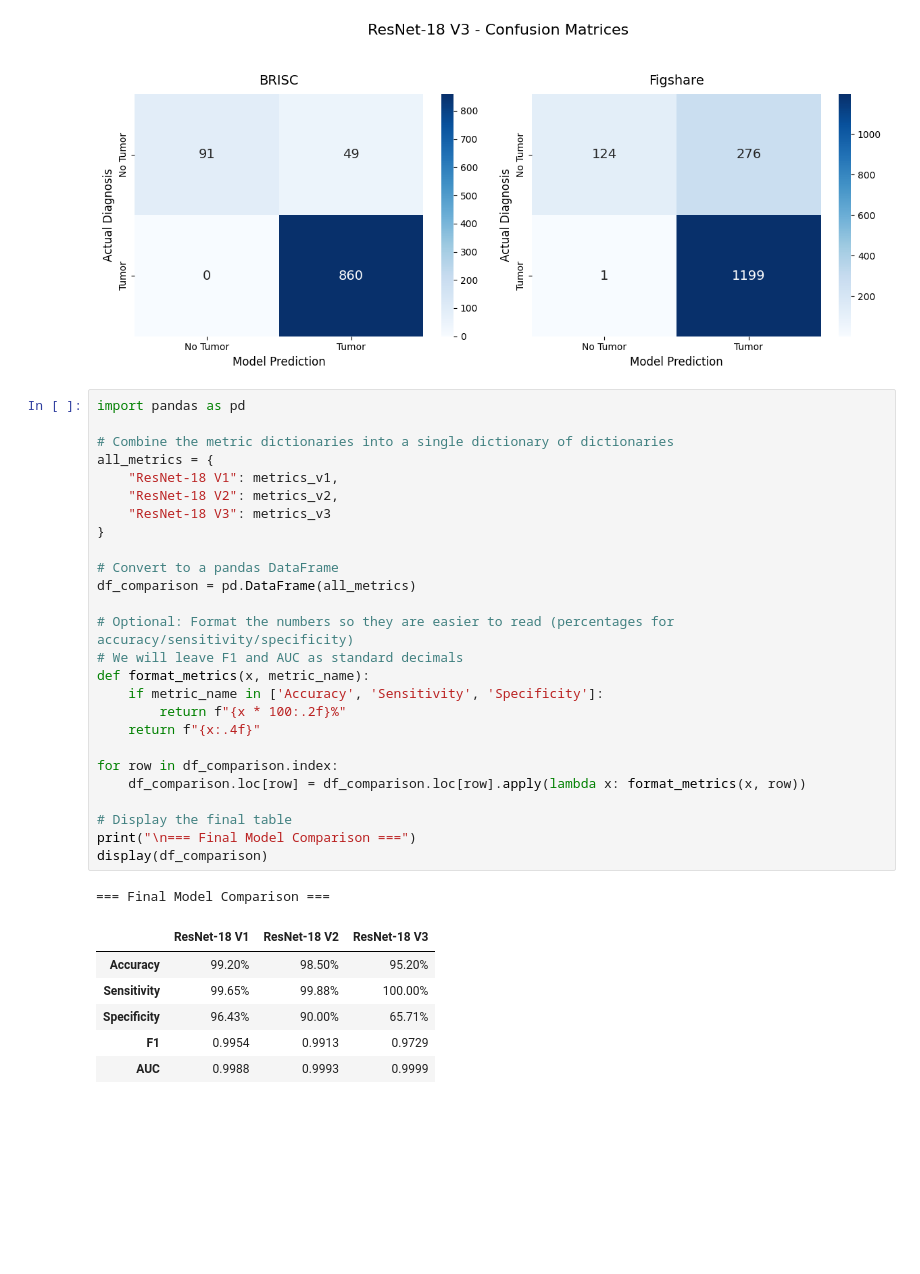
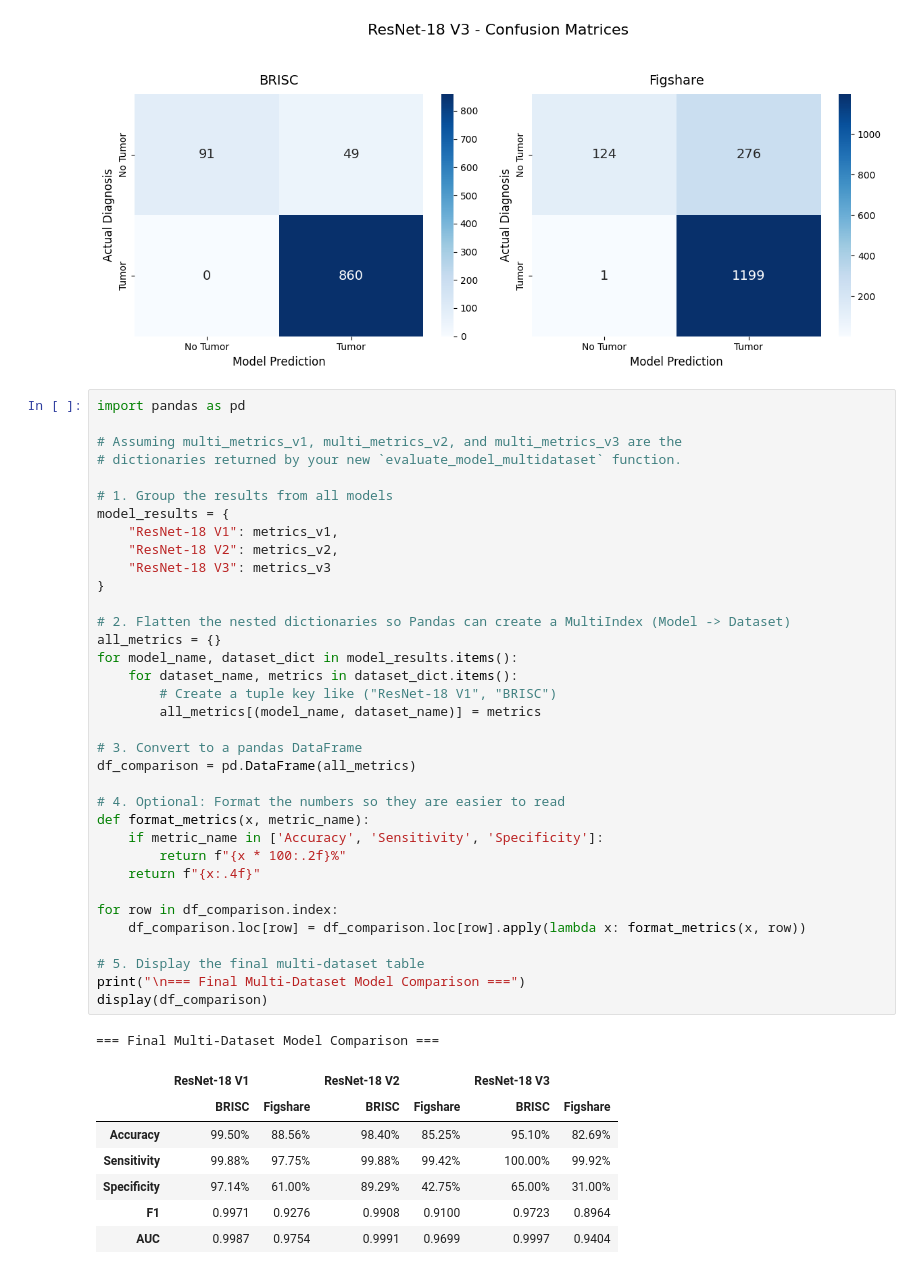
Before and after one commit to kushal-source/Brain-Tumor-Classification, a Jupyter notebook: ResNetModel_Eval.ipynb, the cells around one changed output. Saved outputs shown, nothing was run; the diff lists cells and outputs as text; blank space fills up the shorter version.

```diff
--- a/ResNetModel_Eval.ipynb
+++ b/ResNetModel_Eval.ipynb
@@ -300,34 +300,44 @@ Specificity: 31.00% | F1-Score:    0.8964 | AUC: 0.9404
 # %%
 import pandas as pd
 
-# Combine the metric dictionaries into a single dictionary of dictionaries
-all_metrics = {
+# Assuming multi_metrics_v1, multi_metrics_v2, and multi_metrics_v3 are the
+# dictionaries returned by your new `evaluate_model_multidataset` function.
+
+# 1. Group the results from all models
+model_results = {
     "ResNet-18 V1": metrics_v1,
     "ResNet-18 V2": metrics_v2,
     "ResNet-18 V3": metrics_v3
 }
 
-# Convert to a pandas DataFrame
+# 2. Flatten the nested dictionaries so Pandas can create a MultiIndex (Model -> Dataset)
+all_metrics = {}
+for model_name, dataset_dict in model_results.items():
+    for dataset_name, metrics in dataset_dict.items():
+        # Create a tuple key like ("ResNet-18 V1", "BRISC")
+        all_metrics[(model_name, dataset_name)] = metrics
+
+# 3. Convert to a pandas DataFrame
 df_comparison = pd.DataFrame(all_metrics)
 
-# Optional: Format the numbers so they are easier to read (percentages for accuracy/sensitivity/specificity)
-# We will leave F1 and AUC as standard decimals
+# 4. Optional: Format the numbers so they are easier to read
 def format_metrics(x, metric_name):
     if metric_name in ['Accuracy', 'Sensitivity', 'Specificity']:
         return f"{x * 100:.2f}%"
     return f"{x:.4f}"
 
 for row in df_comparison.index:
     df_comparison.loc[row] = df_comparison.loc[row].apply(lambda x: format_metrics(x, row))
 
-# Display the final table
-print("\n=== Final Model Comparison ===")
+# 5. Display the final multi-dataset table
+print("\n=== Final Multi-Dataset Model Comparison ===")
 display(df_comparison)
 # %% [output]
-=== Final Model Comparison ===
+=== Final Multi-Dataset Model Comparison ===
-|  | ResNet-18 V1 | ResNet-18 V2 | ResNet-18 V3 |
-| Accuracy | 99.20% | 98.50% | 95.20% |
-| Sensitivity | 99.65% | 99.88% | 100.00% |
-| Specificity | 96.43% | 90.00% | 65.71% |
-| F1 | 0.9954 | 0.9913 | 0.9729 |
-| AUC | 0.9988 | 0.9993 | 0.9999 |
+|  | ResNet-18 V1 |  | ResNet-18 V2 |  | ResNet-18 V3 |  |
+|  | BRISC | Figshare | BRISC | Figshare | BRISC | Figshare |
+| Accuracy | 99.50% | 88.56% | 98.40% | 85.25% | 95.10% | 82.69% |
+| Sensitivity | 99.88% | 97.75% | 99.88% | 99.42% | 100.00% | 99.92% |
+| Specificity | 97.14% | 61.00% | 89.29% | 42.75% | 65.00% | 31.00% |
+| F1 | 0.9971 | 0.9276 | 0.9908 | 0.9100 | 0.9723 | 0.8964 |
+| AUC | 0.9987 | 0.9754 | 0.9991 | 0.9699 | 0.9997 | 0.9404 |
```
